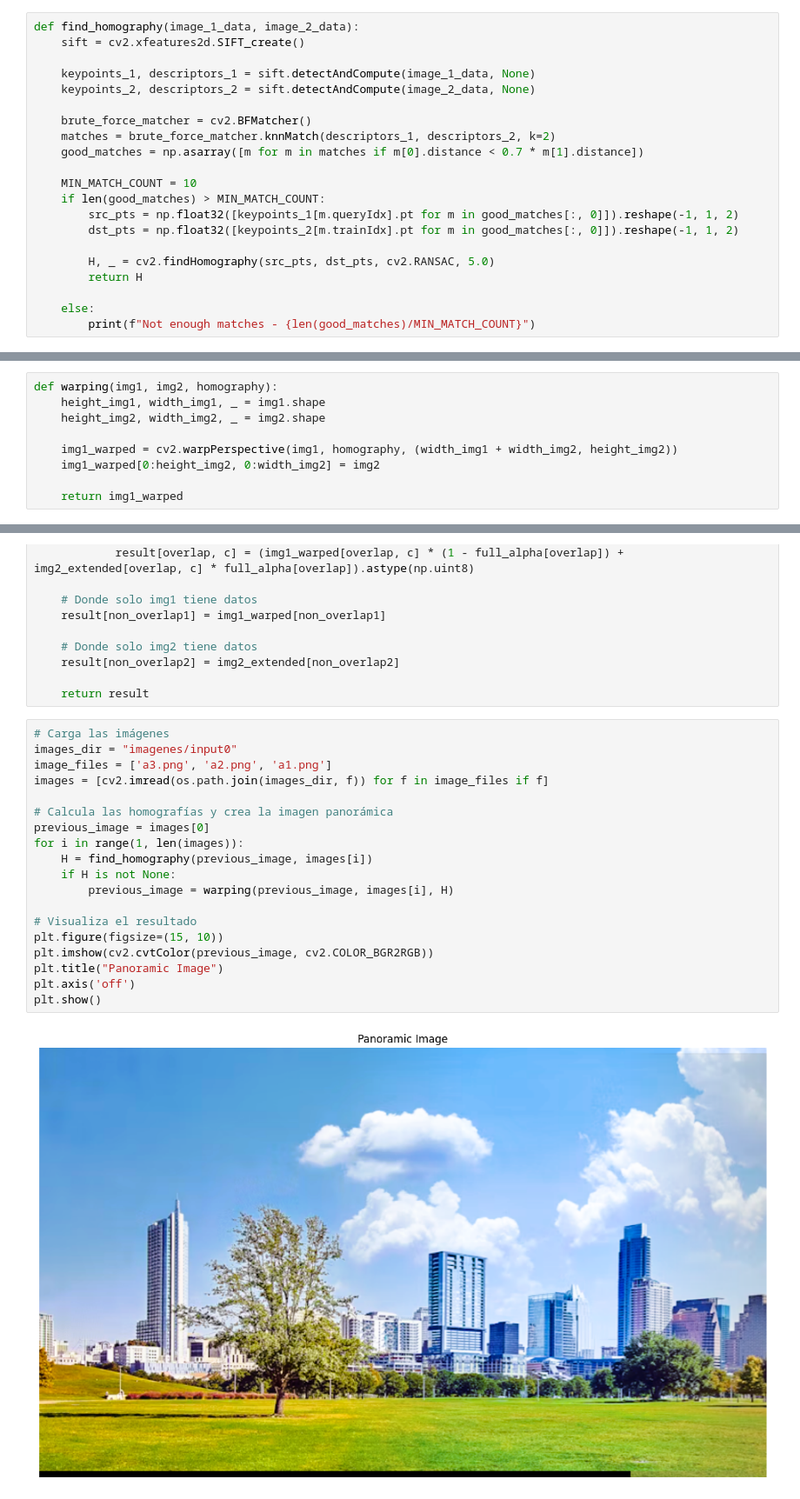
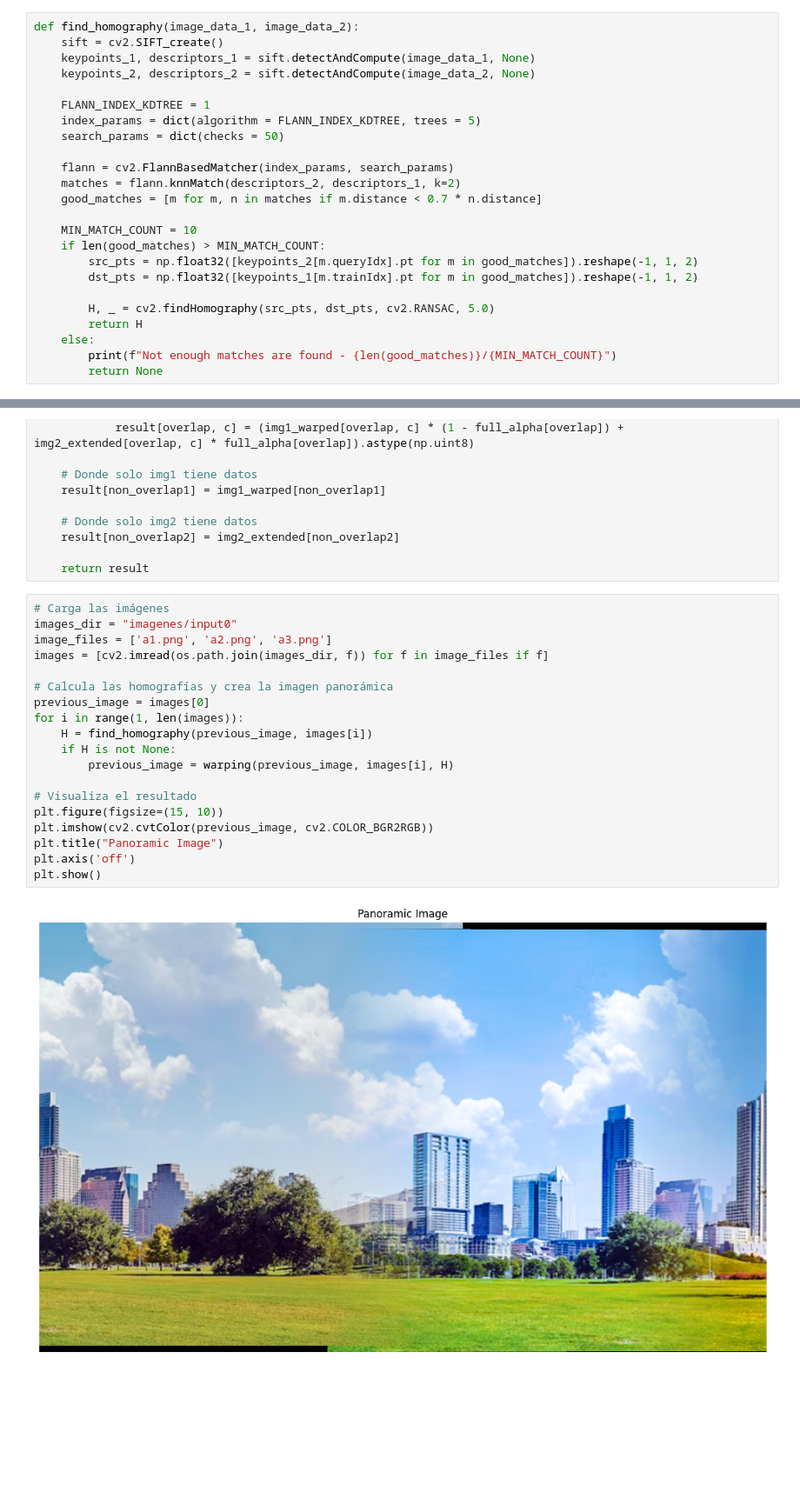
Before and after one commit to guillermoSb/Proyecto03_VC_UVG, a Jupyter notebook: proyecto03_v4.ipynb, the cells around one changed output, grey strips where cells are left out. Shown at 87% size. Cells and saved outputs as stored; diff of their text form; blank space fills up the shorter version.

```diff
--- a/proyecto03_v4.ipynb
+++ b/proyecto03_v4.ipynb
@@ -23,34 +12,28 @@ input_dir = 'input0'
 # %% [markdown]
 ### 2
 # %%
-def find_homography(image_1_data, image_2_data):
-    sift = cv2.xfeatures2d.SIFT_create()
+def find_homography(image_data_1, image_data_2):
+    sift = cv2.SIFT_create()
+    keypoints_1, descriptors_1 = sift.detectAndCompute(image_data_1, None)
+    keypoints_2, descriptors_2 = sift.detectAndCompute(image_data_2, None)
 
-    keypoints_1, descriptors_1 = sift.detectAndCompute(image_1_data, None)
-    keypoints_2, descriptors_2 = sift.detectAndCompute(image_2_data, None)
+    FLANN_INDEX_KDTREE = 1
+    index_params = dict(algorithm = FLANN_INDEX_KDTREE, trees = 5)
+    search_params = dict(checks = 50)
 
-    brute_force_matcher = cv2.BFMatcher()
-    matches = brute_force_matcher.knnMatch(descriptors_1, descriptors_2, k=2)
-    good_matches = np.asarray([m for m in matches if m[0].distance < 0.7 * m[1].distance])
+    flann = cv2.FlannBasedMatcher(index_params, search_params)
+    matches = flann.knnMatch(descriptors_2, descriptors_1, k=2)
+    good_matches = [m for m, n in matches if m.distance < 0.7 * n.distance]
 
     MIN_MATCH_COUNT = 10
     if len(good_matches) > MIN_MATCH_COUNT:
-        src_pts = np.float32([keypoints_1[m.queryIdx].pt for m in good_matches[:, 0]]).reshape(-1, 1, 2)
-        dst_pts = np.float32([keypoints_2[m.trainIdx].pt for m in good_matches[:, 0]]).reshape(-1, 1, 2)
+        src_pts = np.float32([keypoints_2[m.queryIdx].pt for m in good_matches]).reshape(-1, 1, 2)
+        dst_pts = np.float32([keypoints_1[m.trainIdx].pt for m in good_matches]).reshape(-1, 1, 2)
 
         H, _ = cv2.findHomography(src_pts, dst_pts, cv2.RANSAC, 5.0)
         return H
-
     else:
-        print(f"Not enough matches - {len(good_matches)/MIN_MATCH_COUNT}")
+        print(f"Not enough matches are found - {len(good_matches)}/{MIN_MATCH_COUNT}")
+        return None
 # %% [markdown]
 ### 3
-# %%
-def warping(img1, img2, homography):
-    height_img1, width_img1, _ = img1.shape
-    height_img2, width_img2, _ = img2.shape
-
-    img1_warped = cv2.warpPerspective(img1, homography, (width_img1 + width_img2, height_img2))
-    img1_warped[0:height_img2, 0:width_img2] = img2
-
-    return img1_warped
@@ -147,21 +104,21 @@ def warping(img1, img2, homography):
 # %%
 # Carga las imágenes
 images_dir = "imagenes/input0"
-image_files = ['a3.png', 'a2.png', 'a1.png']
+image_files = ['a1.png', 'a2.png', 'a3.png']
 images = [cv2.imread(os.path.join(images_dir, f)) for f in image_files if f]
 
 # Calcula las homografías y crea la imagen panorámica
 previous_image = images[0]
 for i in range(1, len(images)):
     H = find_homography(previous_image, images[i])
     if H is not None:
         previous_image = warping(previous_image, images[i], H)
 
 # Visualiza el resultado
 plt.figure(figsize=(15, 10))
 plt.imshow(cv2.cvtColor(previous_image, cv2.COLOR_BGR2RGB))
 plt.title("Panoramic Image")
 plt.axis('off')
 plt.show()
 # %% [output]
-[figure, old version]
+[figure, new version]
```
Also changed, not shown: parts of 3 cells of this notebook.
